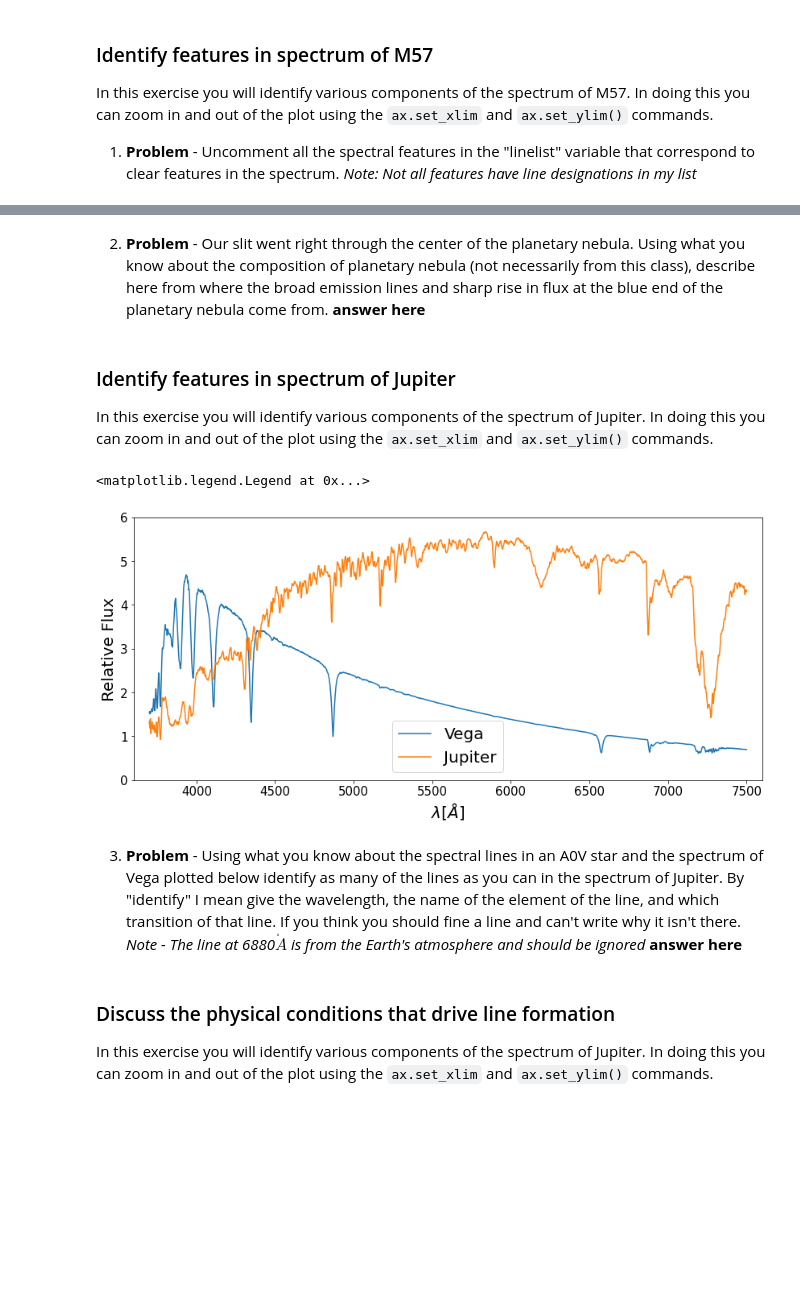
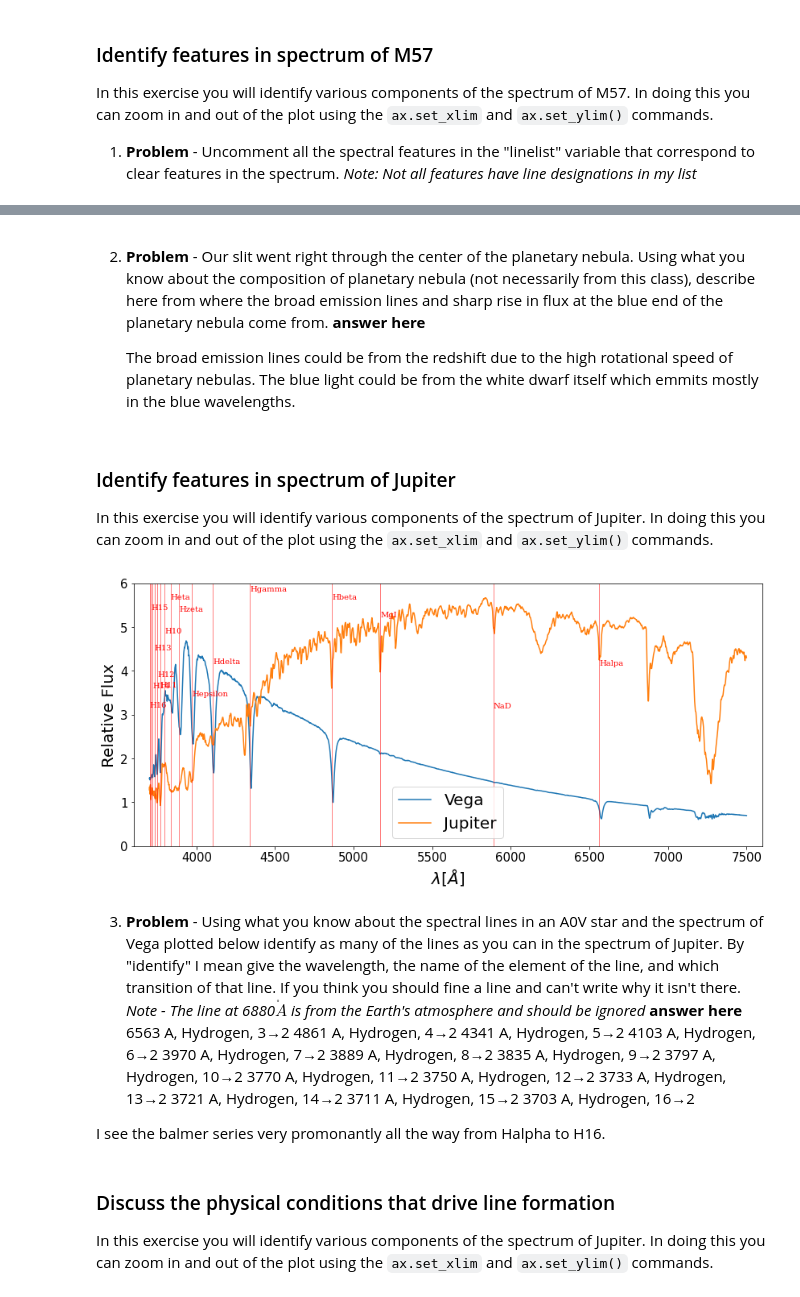
Before and after one commit to weslumundo/ObservingProject_student, a Jupyter notebook: analysis_real_spectra.student.ipynb, the cells around one changed output, grey strips where cells are left out. Saved outputs shown, nothing was run; the diff lists cells and outputs as text; code cells hidden in the pictures; blank space fills up the shorter version.

```diff
--- a/analysis_real_spectra.student.ipynb
+++ b/analysis_real_spectra.student.ipynb
@@ -110,6 +110,8 @@ WARNING: FITSFixedWarning: 'datfix' made the change 'Set MJD-OBS to 59526.939630
 # %% [markdown]
 2. **Problem** -  Our slit went right through the center of the planetary nebula.  Using what you know about the composition of planetary nebula (not necessarily from this class), describe here from where the broad emission lines and sharp rise in flux at the blue end of the planetary nebula come from.
 **answer here**
+
+    The broad emission lines could be from the redshift due to the high rotational speed of planetary nebulas. The blue light could be from the white dwarf itself which emmits mostly in the blue wavelengths.
 # %% [markdown]
 ### Identify features in spectrum of Jupiter
 
@@ -117,33 +119,75 @@ In this exercise you will identify various components of the spectrum of Jupiter
 # %%
 #plot Vega and Jupiter, where I have scaled the flux of Jupiter so that they
 #better overlap. You can change that scaling
 plt.figure(figsize = (14,6))
 ax = plt.gca()
 plt.plot(specvega.wavelength,specvega.flux,label="Vega")
 plt.plot(specjup.wavelength,specjup.flux*5,label="Jupiter")
 
 #**************
 #you can change these to zoom in and out of certain parts of the spectra.
 #Make a copy of these and change your copy so as to remember what the
 #original values were
 fluxmin = 0
 fluxmax = 6
 lammin = 3600
+#lammax = 4600
 lammax = 7600
 ax.set_ylim([fluxmin,fluxmax])
 ax.set_xlim([lammin,lammax])
 
 plt.xticks(fontsize=15)
 plt.yticks(fontsize=15)
 plt.xlabel("$\lambda [\AA]$",fontsize=20)
 plt.ylabel("Relative Flux",fontsize=20)
 plt.legend(fontsize=20)
+
+linelist = [
+     #('[OII]',3727),
+     ('Hepsilon',3970),
+     ('Hdelta',4103),
+     ('Hgamma',4341),
+     ('Hbeta',4861),
+     ('Halpa',6563),
+     ('Hzeta',3889),
+     ('Heta',3835),
+     ('H10',3797),
+     ('H11',3770),
+     ('H12',3750),
+     #('BalmerBreak',3646),
+     #('NaD', 5890), 5890 A, Sodium, 3p→3s
+     #('MgI',5170), 5170 A, Magnesium,
+     ('H13',3733),
+     ('H14',3721),
+     ('H15',3711),
+     ('H16',3703),
+     #('H17',3697),
+]
+
+lineplot(linelist)
 # %% [output]
-<matplotlib.legend.Legend at 0x...>
-[figure, old version]
+[figure, new version]
 # %% [markdown]
 3. **Problem** -  Using what you know about the spectral lines in an A0V star and the spectrum of Vega plotted below identify as many of the lines as you can in the spectrum of Jupiter.  By "identify" I mean give the wavelength, the name of the element of the line, and which transition of that line.  If you think you should fine a line and can't write why it isn't there. *Note - The line at 6880$\mathring A$ is from the Earth's atmosphere and should be ignored*
 **answer here**
+6563 A, Hydrogen, 3→2
+4861 A, Hydrogen, 4→2
+4341 A, Hydrogen, 5→2
+4103 A, Hydrogen, 6→2
+3970 A, Hydrogen, 7→2
+3889 A, Hydrogen, 8→2
+3835 A, Hydrogen, 9→2
+3797 A, Hydrogen, 10→2
+3770 A, Hydrogen, 11→2
+3750 A, Hydrogen, 12→2
+3733 A, Hydrogen, 13→2
+3721 A, Hydrogen, 14→2
+3711 A, Hydrogen, 15→2
+3703 A, Hydrogen, 16→2
+
+
+
+I see the balmer series very promonantly all the way from Halpha to H16.
 # %% [markdown]
 ### Discuss the physical conditions that drive line formation
 
```
Also changed, not shown: parts of 5 cells of this notebook.
